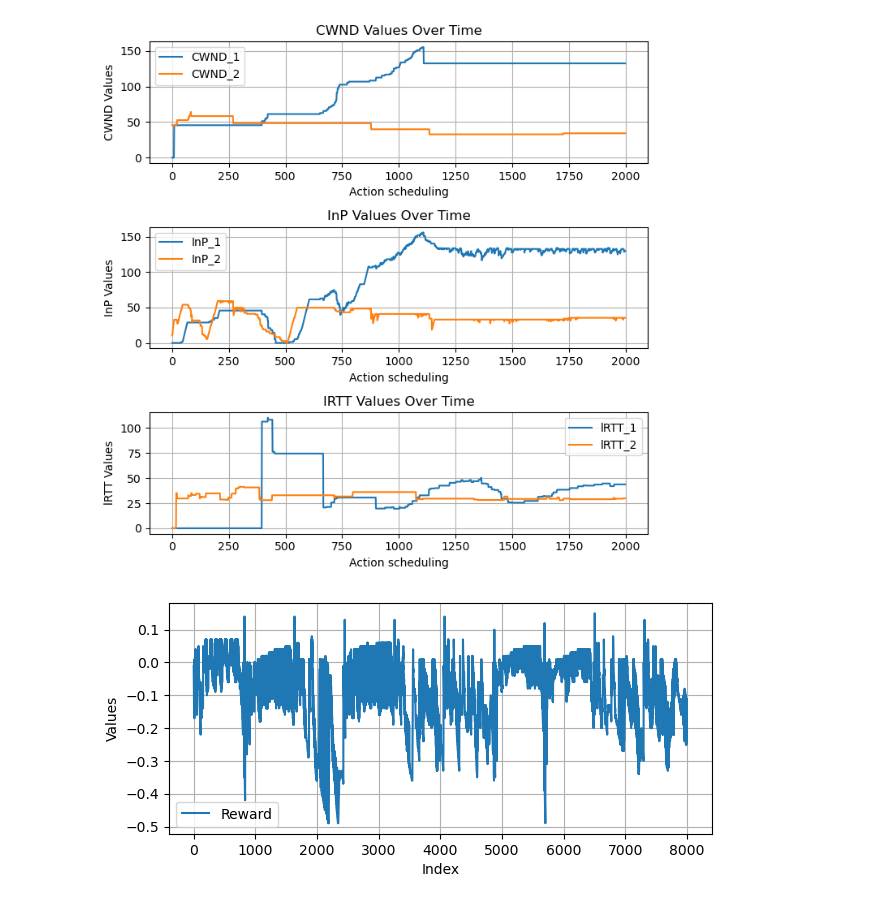
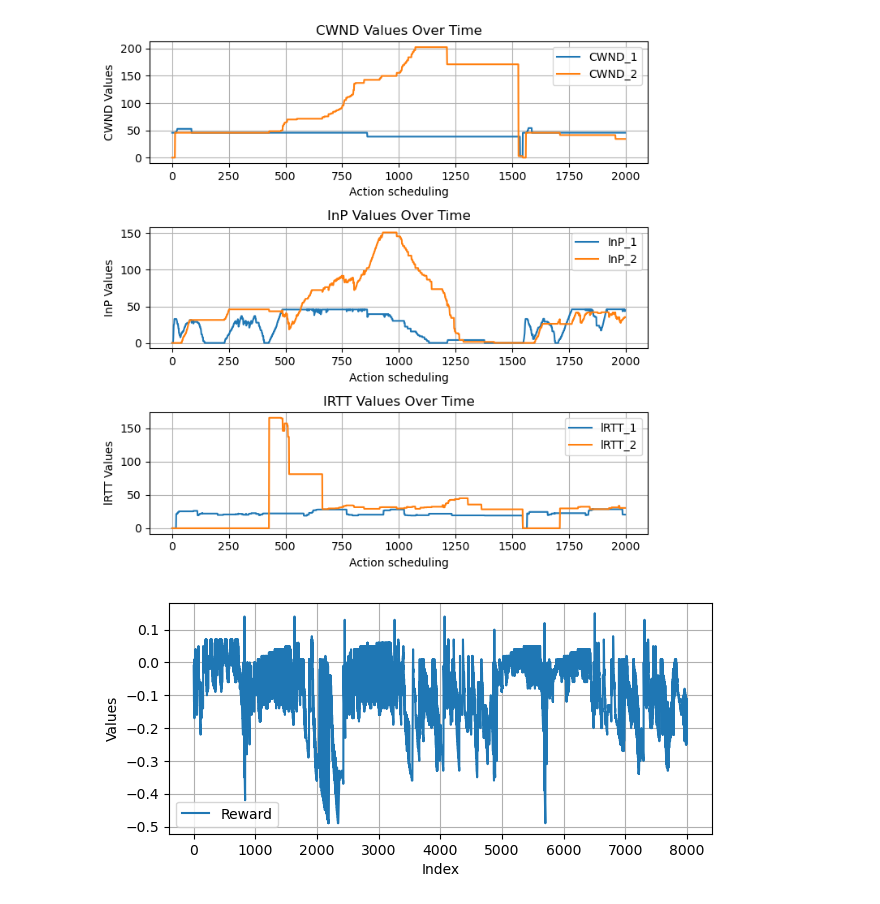
Before and after one commit to quic-vn/mpquic-drl, a Jupyter notebook: simulationFileServer/statistic/plot-compare0-state-reward-action.ipynb, the cells around one changed output. Saved outputs shown, nothing was run; the diff lists cells and outputs as text; code cells hidden in the pictures.

```diff
--- a/simulationFileServer/statistic/plot-compare0-state-reward-action.ipynb
+++ b/simulationFileServer/statistic/plot-compare0-state-reward-action.ipynb
@@ -3,17 +70,8 @@ import pandas as pd
 import matplotlib.pyplot as plt
 from itertools import islice
 
-# Define the parameters for the file path
-sch = 'fuzzyqsat'
-mdl = 'none'
-clt = 1
-size = '2MB'
-bwd = 10
-owd = 10
-var = 10
-los = 1
 
-file_path = f'../output/aug2/compare-0/{mdl}-{clt}-{size}-0-0-{bwd}-{owd}-{var}-{los}-{sch}-state.csv'
+file_path = f'../output/{mdl}-{clt}-{size}-0-0.4-{bwd}-{owd}-{var}-{los}-{sch}-state.csv'
 
 # Read the file line by line and manually split the columns
 with open(file_path, 'r') as file:
@@ -38,32 +96,32 @@ fig, axes = plt.subplots(nrows=3, ncols=1, figsize=(7, 7))
 axes[0].plot(data.index.to_numpy(), data['CWND_1'].to_numpy(), label='CWND_1')
 axes[0].plot(data.index.to_numpy(), data['CWND_2'].to_numpy(), label='CWND_2')
 # axes[0].set_xticks([1,1000], [1001,2000])
 axes[0].set_xlabel('Action scheduling')
 axes[0].set_ylabel('CWND Values')
 axes[0].set_title('CWND Values Over Time')
 axes[0].legend()
 axes[0].grid(True)
 
 # Plot InP values
 axes[1].plot(data.index.to_numpy(), data['InP_1'].to_numpy(), label='InP_1')
 axes[1].plot(data.index.to_numpy(), data['InP_2'].to_numpy(), label='InP_2')
 axes[1].set_xlabel('Action scheduling')
 axes[1].set_ylabel('InP Values')
 axes[1].set_title('InP Values Over Time')
 axes[1].legend()
 axes[1].grid(True)
 
 # Plot lRTT values
 axes[2].plot(data.index.to_numpy(), data['lRTT_1'].to_numpy(), label='lRTT_1')
 axes[2].plot(data.index.to_numpy(), data['lRTT_2'].to_numpy(), label='lRTT_2')
 axes[2].set_xlabel('Action scheduling')
 axes[2].set_ylabel('lRTT Values')
 axes[2].set_title('lRTT Values Over Time')
 axes[2].legend()
 axes[2].grid(True)
 
 plt.tight_layout()
 plt.show()
 # %% [output]
-[figure, old version]
+[figure, new version]
 # %%
```
Also changed, not shown: parts of 4 cells of this notebook, 13 other files.
